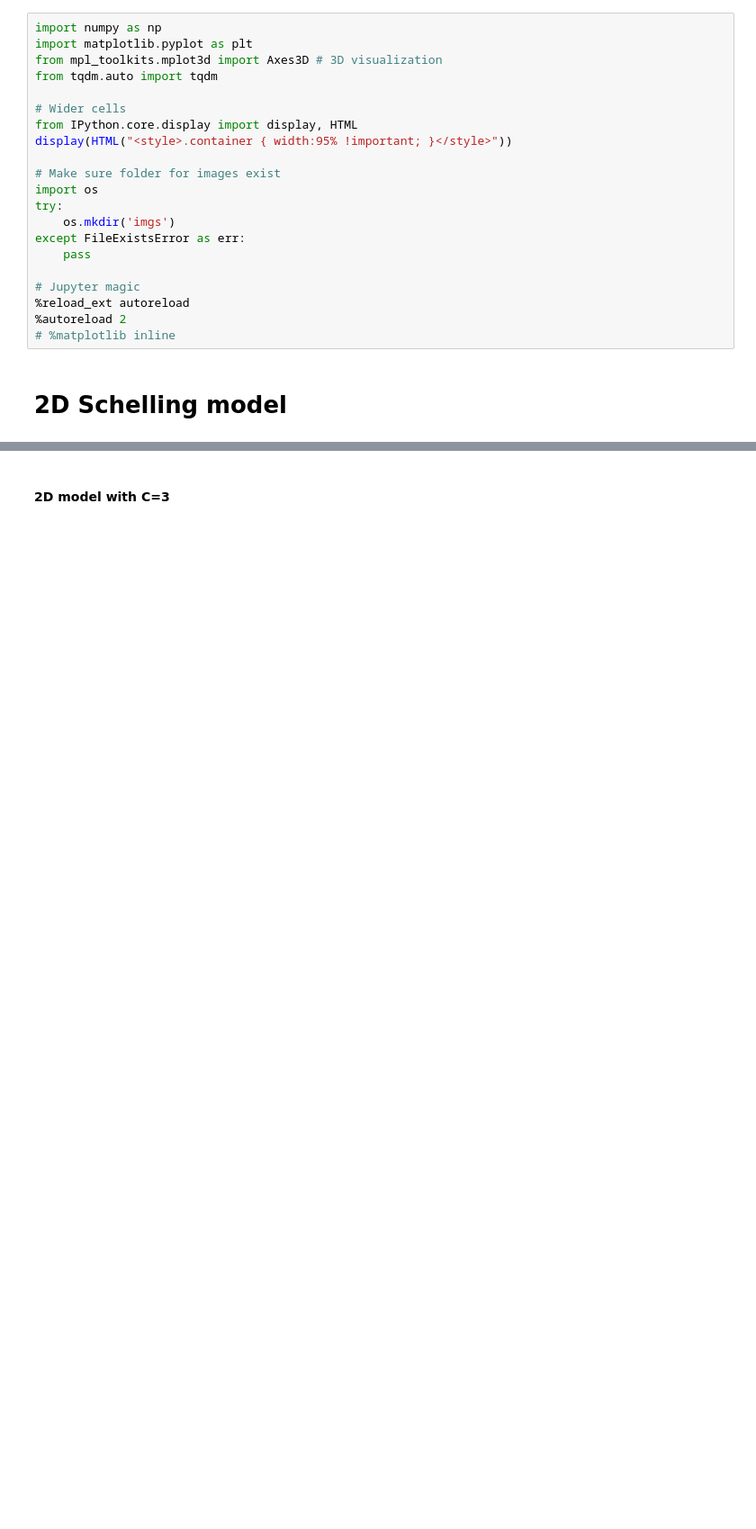
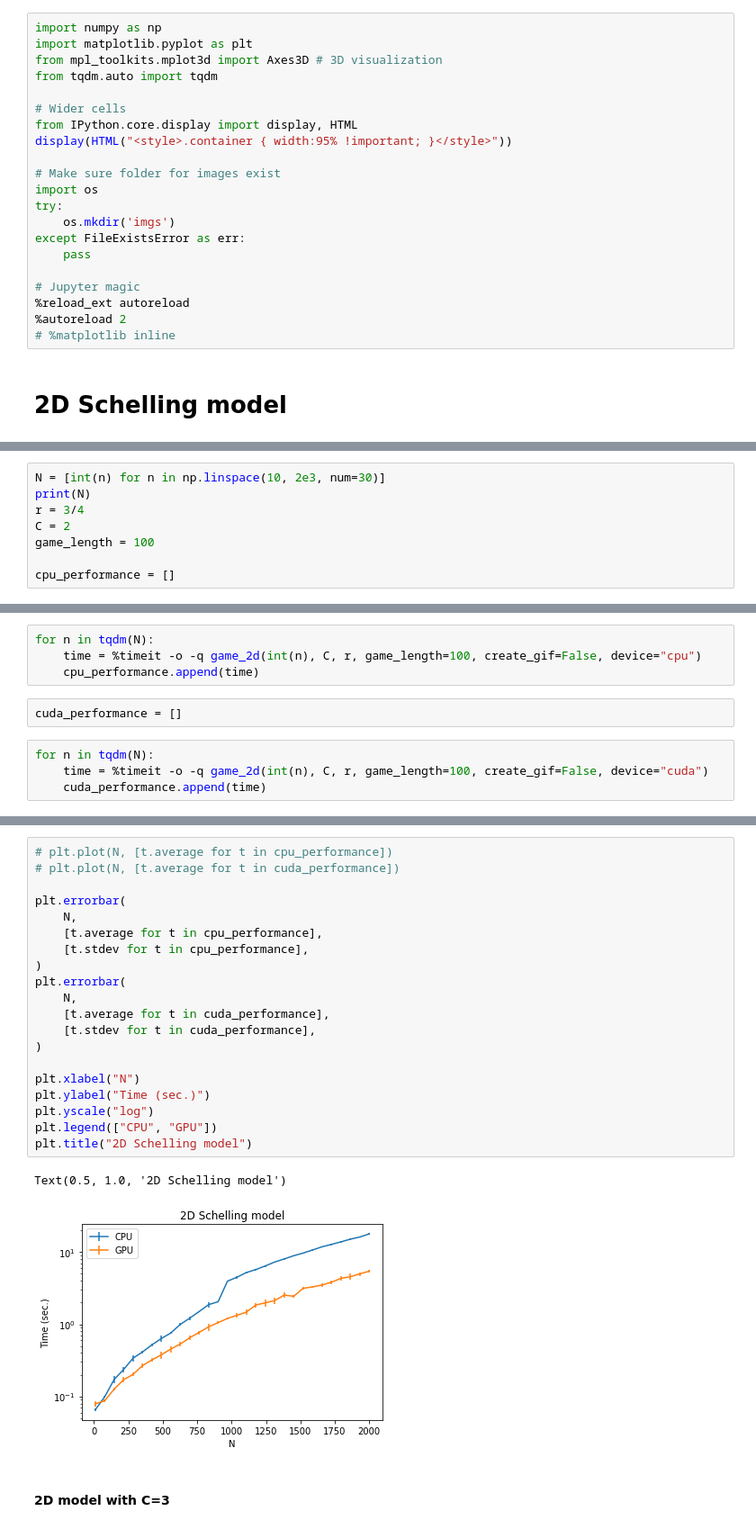
Before and after one commit to zakajd/schelling3d, a Jupyter notebook: Demo.ipynb, the cells around one changed output, grey strips where cells are left out. Shown at 90% size. Cells and saved outputs as stored; diff of their text form; blank space fills up the shorter version.

```diff
--- a/Demo.ipynb
+++ b/Demo.ipynb
@@ -66,0 +73,8 @@ for r in R:
+# %%
+N = [int(n) for n in np.linspace(10, 2e3, num=30)]
+print(N)
+r = 3/4
+C = 2
+game_length = 100
+
+cpu_performance = []
@@ -66,0 +83,10 @@ for r in R:
+# %%
+for n in tqdm(N):
+    time = %timeit -o -q game_2d(int(n), C, r, game_length=100, create_gif=False, device="cpu")
+    cpu_performance.append(time)
+# %%
+cuda_performance = []
+# %%
+for n in tqdm(N):
+    time = %timeit -o -q game_2d(int(n), C, r, game_length=100, create_gif=False, device="cuda")
+    cuda_performance.append(time)
@@ -67,2 +97,25 @@ for r in R:
+# %%
+# plt.plot(N, [t.average for t in cpu_performance])
+# plt.plot(N, [t.average for t in cuda_performance])
+
+plt.errorbar(
+    N,
+    [t.average for t in cpu_performance],
+    [t.stdev for t in cpu_performance],
+)
+plt.errorbar(
+    N,
+    [t.average for t in cuda_performance],
+    [t.stdev for t in cuda_performance],
+)
+
+plt.xlabel("N")
+plt.ylabel("Time (sec.)")
+plt.yscale("log")
+plt.legend(["CPU", "GPU"])
+plt.title("2D Schelling model")
+# %% [output]
+Text(0.5, 1.0, '2D Schelling model')
+[figure, added]
 # %% [markdown]
 #### 2D model with C=3
```
Also changed, not shown: parts of 41 cells of this notebook, 2 other files.
